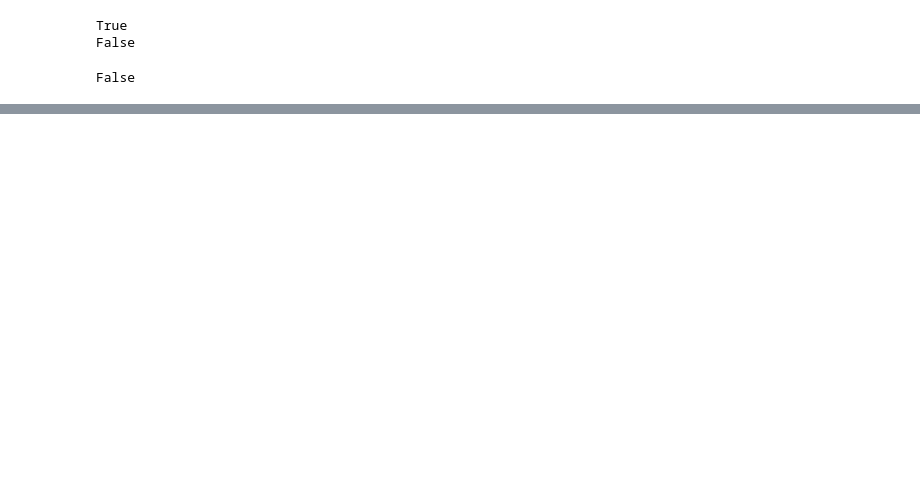
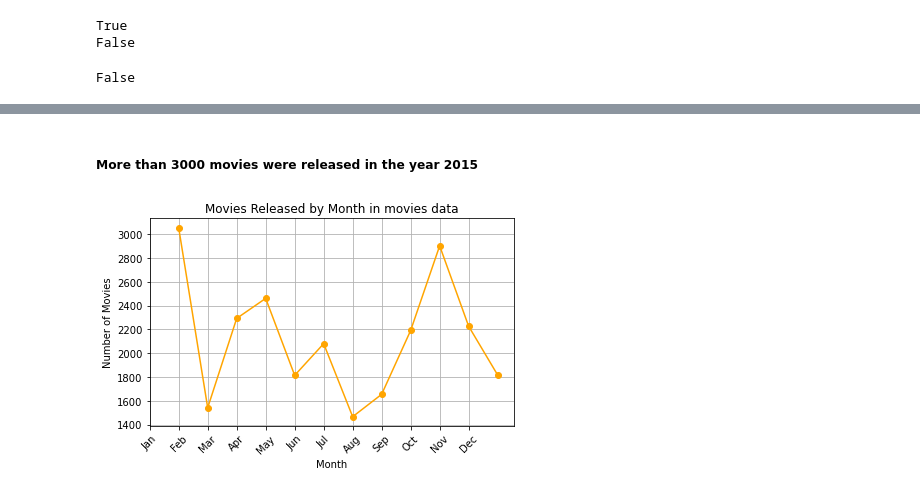
Before and after one commit to Graham-49/Phase2-project, a Jupyter notebook: notebooks/Sharon.ipynb, the cells around one changed output, grey strips where cells are left out. Cells and saved outputs as stored; diff of their text form; code cells hidden in the pictures; blank space fills up the shorter version.

```diff
--- a/notebooks/Sharon.ipynb
+++ b/notebooks/Sharon.ipynb
@@ -221,0 +307,17 @@ joined_df['profit'] = joined_df['worldwide_gross'] - joined_df['production_budge
+# %% [markdown]
+##### More than 3000 movies were released in the year 2015
+# %%
+
+# plot seasonal time trend of the movie production
+movies['release_month'].value_counts().sort_index().plot(kind='line',marker = 'o' ,color='orange')
+plt.title('Movies Released by Month in movies data')
+plt.xlabel('Month')
+plt.ylabel('Number of Movies')
+plt.xticks(ticks=range(0, 12), labels=['Jan', 'Feb', 'Mar', 'Apr', 'May', 'Jun',
+                                       'Jul', 'Aug', 'Sep', 'Oct', 'Nov', 'Dec'], rotation=45)
+plt.grid(True)
+plt.tight_layout()
+
+plt.show()
+# %% [output]
+[figure, added]
```
Also changed, not shown: parts of 30 cells of this notebook.
